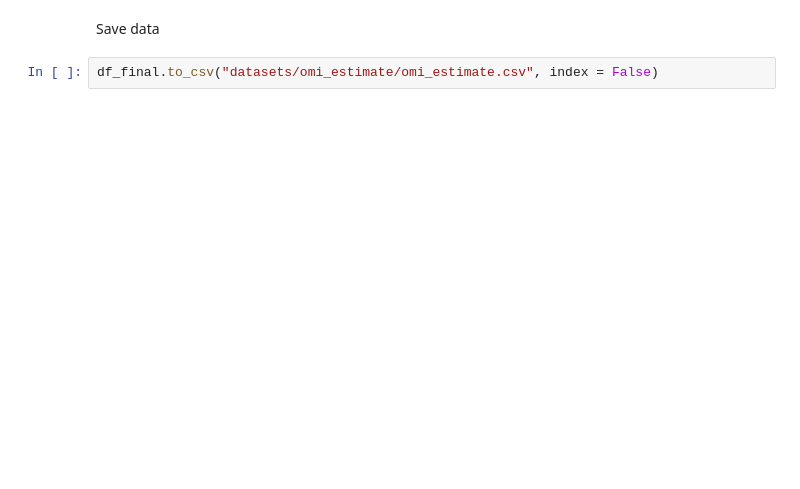
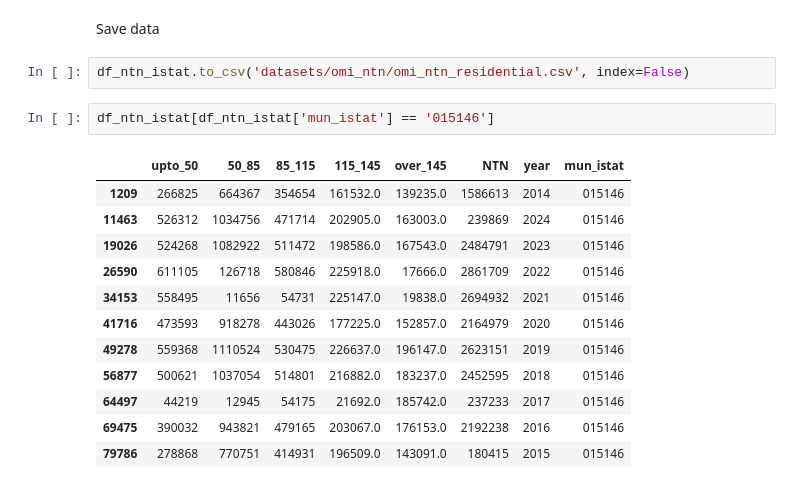
Before and after one commit to FrancescoCorti/omi-visualisation, a Jupyter notebook: 1_clean_omi_ntn.ipynb, the cells around one changed output. Saved outputs shown, nothing was run; the diff lists cells and outputs as text; blank space fills up the shorter version.

```diff
--- a/1_clean_omi_ntn.ipynb
+++ b/1_clean_omi_ntn.ipynb
@@ -314,4 +59,19 @@ df_final = pd.merge(all_df, corr_df, on = 'mun_istat', how = 'left')
 # %% [markdown]
 Save data
 # %%
-df_final.to_csv("datasets/omi_estimate/omi_estimate.csv", index = False)
+df_ntn_istat.to_csv('datasets/omi_ntn/omi_ntn_residential.csv', index=False)
+# %%
+df_ntn_istat[df_ntn_istat['mun_istat'] == '015146']
+# %% [output]
+|  | upto_50 | 50_85 | 85_115 | 115_145 | over_145 | NTN | year | mun_istat |
+| 1209 | 266825 | 664367 | 354654 | 161532.0 | 139235.0 | 1586613 | 2014 | 015146 |
+| 11463 | 526312 | 1034756 | 471714 | 202905.0 | 163003.0 | 239869 | 2024 | 015146 |
+| 19026 | 524268 | 1082922 | 511472 | 198586.0 | 167543.0 | 2484791 | 2023 | 015146 |
+| 26590 | 611105 | 126718 | 580846 | 225918.0 | 17666.0 | 2861709 | 2022 | 015146 |
+| 34153 | 558495 | 11656 | 54731 | 225147.0 | 19838.0 | 2694932 | 2021 | 015146 |
+| 41716 | 473593 | 918278 | 443026 | 177225.0 | 152857.0 | 2164979 | 2020 | 015146 |
+| 49278 | 559368 | 1110524 | 530475 | 226637.0 | 196147.0 | 2623151 | 2019 | 015146 |
+| 56877 | 500621 | 1037054 | 514801 | 216882.0 | 183237.0 | 2452595 | 2018 | 015146 |
+| 64497 | 44219 | 12945 | 54175 | 21692.0 | 185742.0 | 237233 | 2017 | 015146 |
+| 69475 | 390032 | 943821 | 479165 | 203067.0 | 176153.0 | 2192238 | 2016 | 015146 |
+| 79786 | 278868 | 770751 | 414931 | 196509.0 | 143091.0 | 180415 | 2015 | 015146 |
```
Also changed, not shown: parts of 39 cells of this notebook, 15 other files.
